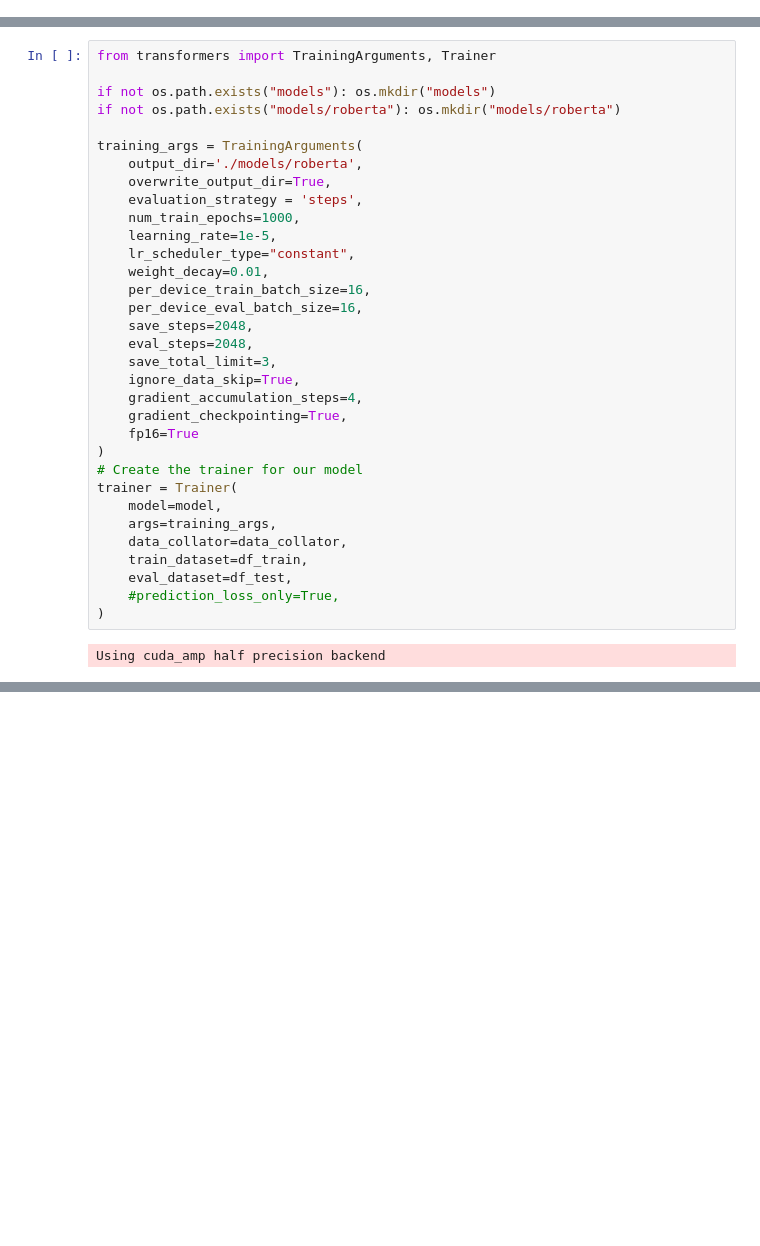
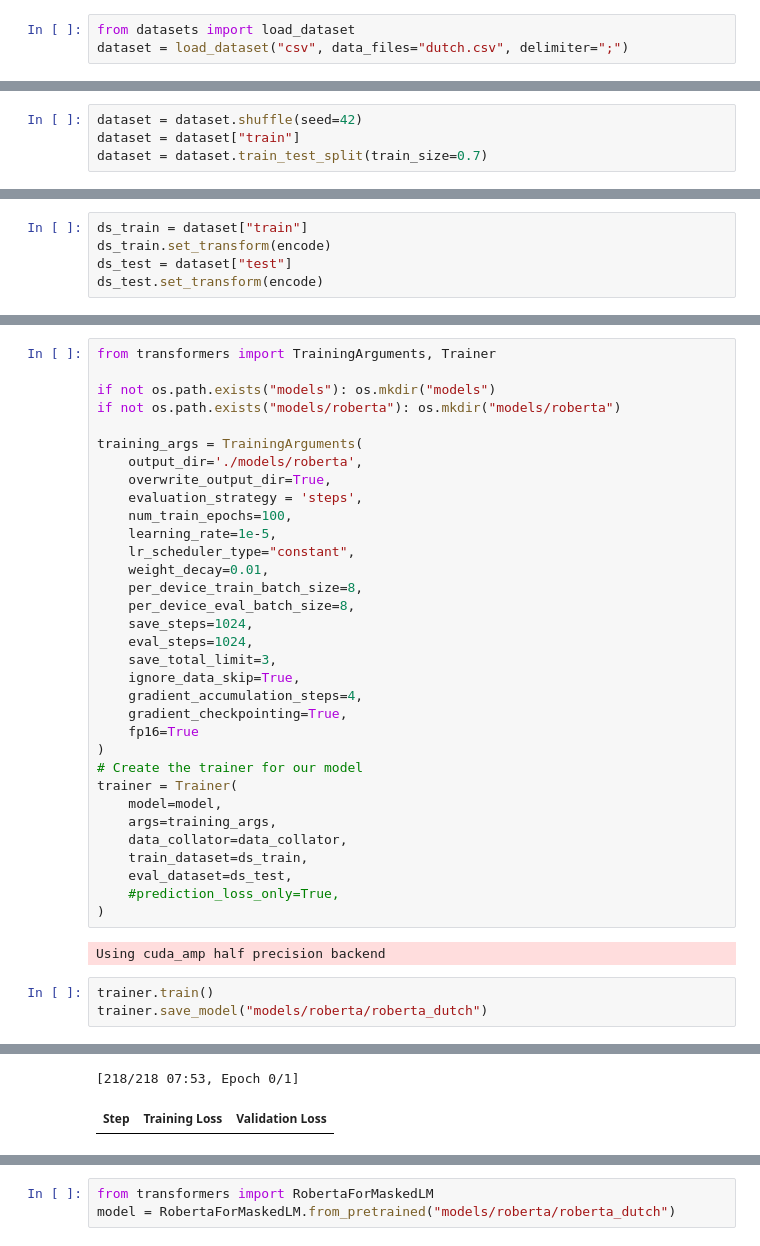
Before and after one commit to tijsg/lm-tutorial, a Jupyter notebook: training.ipynb, the cells around one changed output, grey strips where cells are left out. Saved outputs shown, nothing was run; the diff lists cells and outputs as text; blank space fills up the shorter version.

```diff
--- a/training.ipynb
+++ b/training.ipynb
@@ -270,0 +192,3 @@ AttributeError: 'DataFrame' object has no attribute 'set_transform'
+# %%
+from datasets import load_dataset
+dataset = load_dataset("csv", data_files="dutch.csv", delimiter=";")
@@ -270,0 +207,4 @@ AttributeError: 'DataFrame' object has no attribute 'set_transform'
+# %%
+dataset = dataset.shuffle(seed=42)
+dataset = dataset["train"]
+dataset = dataset.train_test_split(train_size=0.7)
@@ -270,0 +234,5 @@ AttributeError: 'DataFrame' object has no attribute 'set_transform'
+# %%
+ds_train = dataset["train"]
+ds_train.set_transform(encode)
+ds_test = dataset["test"]
+ds_test.set_transform(encode)
@@ -278,14 +266,14 @@ training_args = TrainingArguments(
     output_dir='./models/roberta',
     overwrite_output_dir=True,
     evaluation_strategy = 'steps',
-    num_train_epochs=1000,
+    num_train_epochs=100,
     learning_rate=1e-5,
     lr_scheduler_type="constant",
     weight_decay=0.01,
-    per_device_train_batch_size=16,
-    per_device_eval_batch_size=16,
-    save_steps=2048,
-    eval_steps=2048,
+    per_device_train_batch_size=8,
+    per_device_eval_batch_size=8,
+    save_steps=1024,
+    eval_steps=1024,
     save_total_limit=3,
     ignore_data_skip=True,
     gradient_accumulation_steps=4,
@@ -297,9 +285,13 @@ trainer = Trainer(
     model=model,
     args=training_args,
     data_collator=data_collator,
-    train_dataset=df_train,
-    eval_dataset=df_test,
+    train_dataset=ds_train,
+    eval_dataset=ds_test,
     #prediction_loss_only=True,
 )
 # %% [output]
 Using cuda_amp half precision backend
+# %%
+trainer.train()
+trainer.save_model("models/roberta/roberta_dutch")
+# %% [output]
@@ -305,0 +305,2 @@ Using cuda_amp half precision backend
+[218/218 07:53, Epoch 0/1]
+| Step | Training Loss | Validation Loss |
@@ -305,0 +313,3 @@ Using cuda_amp half precision backend
+# %%
+from transformers import RobertaForMaskedLM
+model = RobertaForMaskedLM.from_pretrained("models/roberta/roberta_dutch")
```
Also changed, not shown: parts of 27 cells of this notebook.
